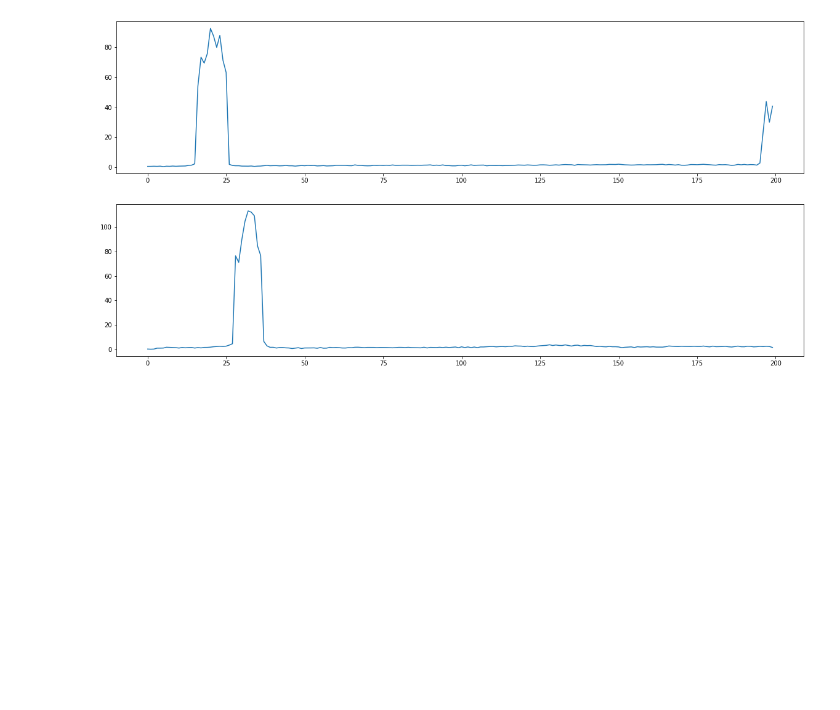
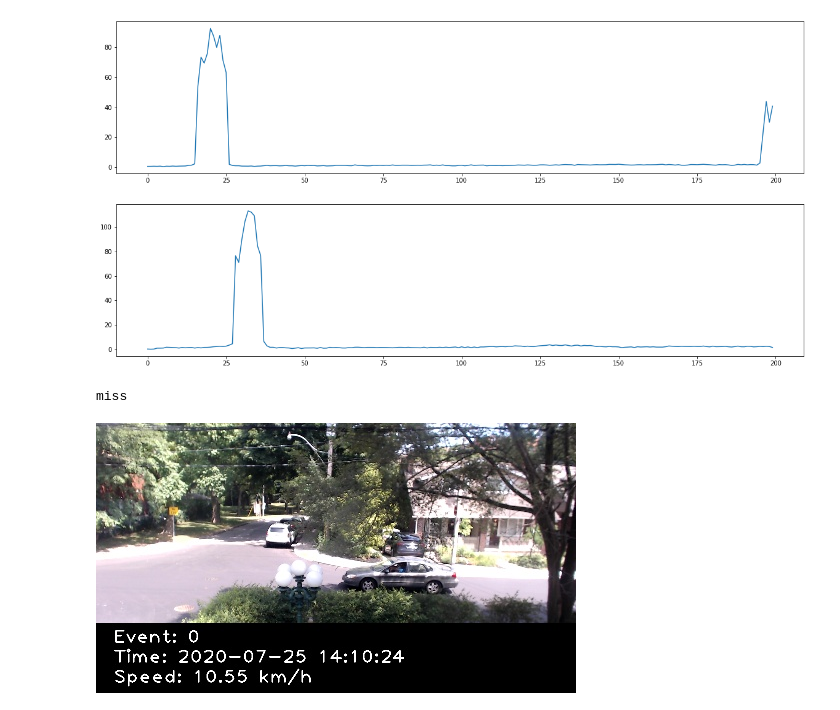
Before and after one commit to hannorein/velocity, a Jupyter notebook: VelocityApp.ipynb, the cells around one changed output. Saved outputs shown, nothing was run; the diff lists cells and outputs as text; code cells hidden in the pictures; blank space fills up the shorter version.

```diff
--- a/VelocityApp.ipynb
+++ b/VelocityApp.ipynb
@@ -66,7 +67,10 @@ vr_avg = 0.
 vl_avg = 0.
 avg_N = 0
 event_N = 0
-try:
+import csv
+with open('data/log.csv', 'w', newline='') as f:
+    writer = csv.writer(f)
+    writer.writerows(someiterable)
     while True:
         ret, frame = cap.read()
         vr = getvalue(frame,locr)
@@ -86,35 +90,40 @@ try:
                     vr_avg = 0
                     vl_avg = 0
                     avg_N = 0
                     #print("recalibrate", baseliner,baselinel)
 
         else:
             if baselinel-vl>threshhold:
                 timel = time.time()
                 now = datetime.datetime.now()
                 date = now.strftime("%Y-%m-%d %H:%M:%S")
                 inprog = False
                 vr_avg = 0
                 vl_avg = 0
                 avg_N = 0
                 speed = 10./(timel-timer)
+                date = now.strftime("Time: %Y-%m-%d %H:%M:%S")
 
                 cv2.rectangle(frame,(0,800),(2000,2000), (0,0,0),thickness=-1)
                 cv2.putText(frame,"Event: %d "%event_N, (70,880), cv2.FONT_HERSHEY_PLAIN, 5, (255,255,255), 5)
-                cv2.putText(frame,now.strftime("Time: %Y-%m-%d %H:%M:%S"), (70,960), cv2.FONT_HERSHEY_PLAIN, 5, (255,255,255), 5)
+                cv2.putText(frame,date, (70,960), cv2.FONT_HERSHEY_PLAIN, 5, (255,255,255), 5)
                 cv2.putText(frame,"Speed: %.2f km/h"%speed, (70,1040), cv2.FONT_HERSHEY_PLAIN, 5, (255,255,255), 5)
                 small = cv2.resize(frame, (0,0), fx=0.25, fy=0.25)
                 _,ret = cv2.imencode('.jpg', small)
+                cv2.imwrite("data/image_%05d.jpg"%event_N, small)
                 i = Image(data=ret)
                 display(i)
+
+                csv.writerow([event_N,date,speed])
 
                 event_N += 1
 
             else:
                 if time.time()-timer > 2:
                     inprog = False
                     print("miss")
-except KeyboardInterrupt:
-    pass
+# %% [output]
+miss
+[figure, added]
 # %%
 cap.release()
```
Also changed, not shown: parts of 2 cells of this notebook.
